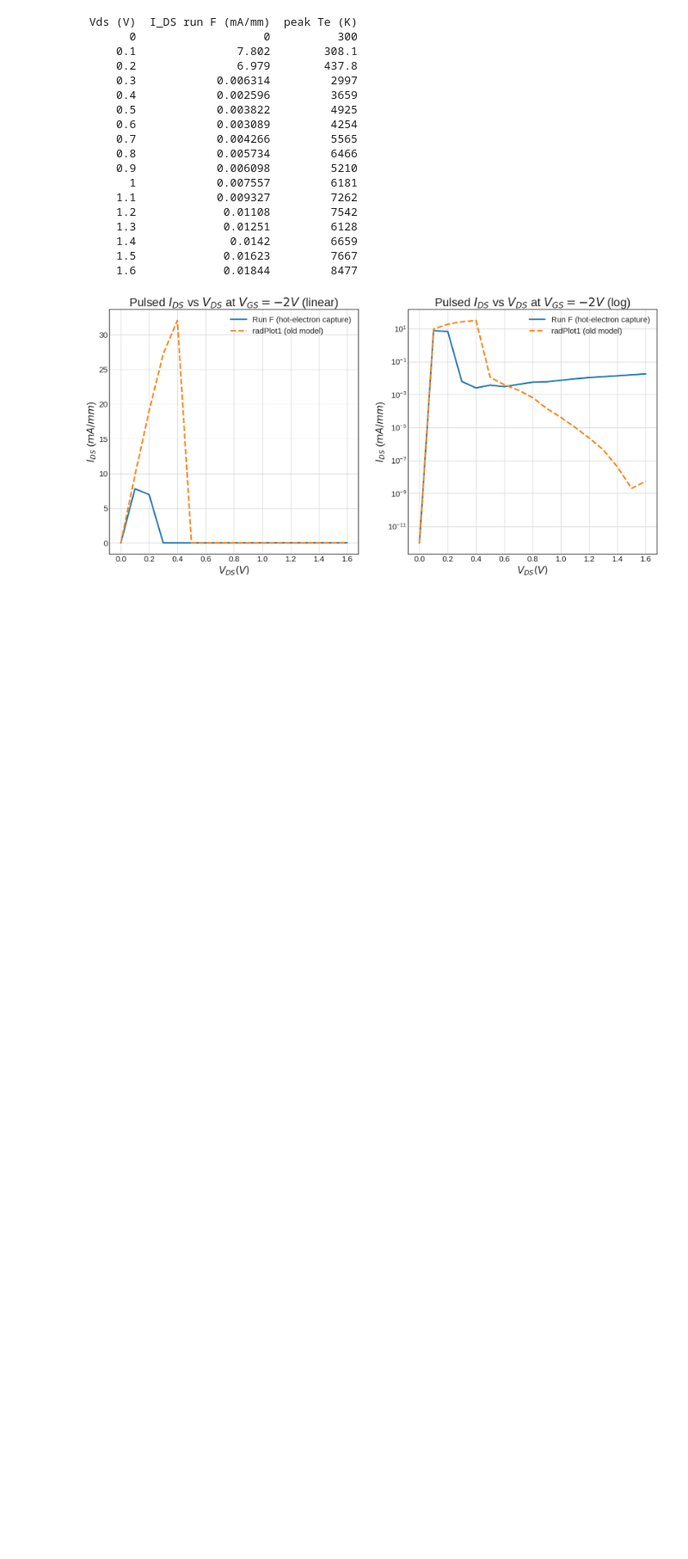
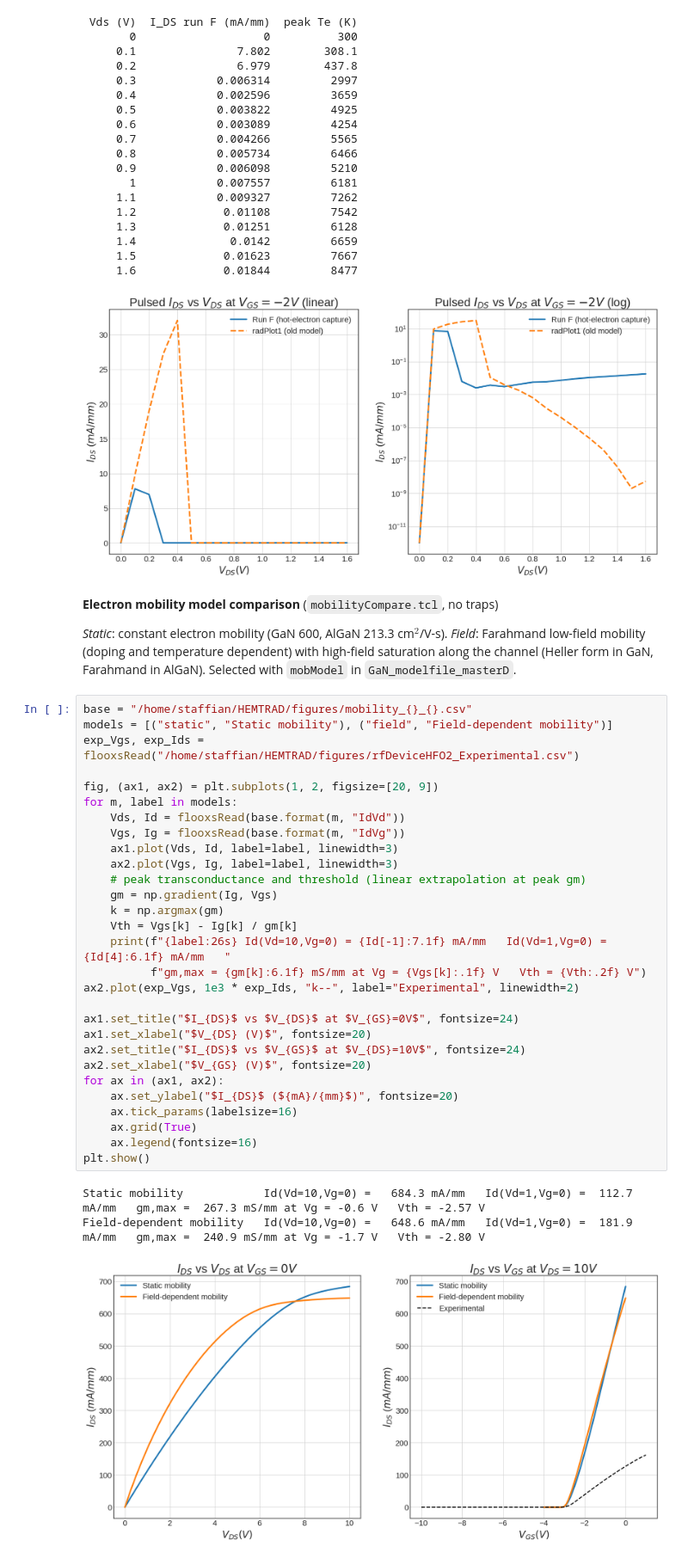
Before and after one commit to IanStafford/HEMTRAD, a Jupyter notebook: figures.ipynb, the cells around one changed output. Shown at 86% size. Saved outputs shown, nothing was run; the diff lists cells and outputs as text; blank space fills up the shorter version.

```diff
--- a/figures.ipynb
+++ b/figures.ipynb
@@ -265,3 +207,40 @@ plt.show()
      1.5             0.01623         7667
      1.6             0.01844         8477
 [figure]
+# %% [markdown]
+**Electron mobility model comparison** (`mobilityCompare.tcl`, no traps)
+
+*Static*: constant electron mobility (GaN 600, AlGaN 213.3 cm$^2$/V-s). *Field*: Farahmand low-field mobility (doping and temperature dependent) with high-field saturation along the channel (Heller form in GaN, Farahmand in AlGaN). Selected with `mobModel` in `GaN_modelfile_masterD`.
+# %%
+base = "/home/staffian/HEMTRAD/figures/mobility_{}_{}.csv"
+models = [("static", "Static mobility"), ("field", "Field-dependent mobility")]
+exp_Vgs, exp_Ids = flooxsRead("/home/staffian/HEMTRAD/figures/rfDeviceHFO2_Experimental.csv")
+
+fig, (ax1, ax2) = plt.subplots(1, 2, figsize=[20, 9])
+for m, label in models:
+    Vds, Id = flooxsRead(base.format(m, "IdVd"))
+    Vgs, Ig = flooxsRead(base.format(m, "IdVg"))
+    ax1.plot(Vds, Id, label=label, linewidth=3)
+    ax2.plot(Vgs, Ig, label=label, linewidth=3)
+    # peak transconductance and threshold (linear extrapolation at peak gm)
+    gm = np.gradient(Ig, Vgs)
+    k = np.argmax(gm)
+    Vth = Vgs[k] - Ig[k] / gm[k]
+    print(f"{label:26s} Id(Vd=10,Vg=0) = {Id[-1]:7.1f} mA/mm   Id(Vd=1,Vg=0) = {Id[4]:6.1f} mA/mm   "
+          f"gm,max = {gm[k]:6.1f} mS/mm at Vg = {Vgs[k]:.1f} V   Vth = {Vth:.2f} V")
+ax2.plot(exp_Vgs, 1e3 * exp_Ids, "k--", label="Experimental", linewidth=2)
+
+ax1.set_title("$I_{DS}$ vs $V_{DS}$ at $V_{GS}=0V$", fontsize=24)
+ax1.set_xlabel("$V_{DS} (V)$", fontsize=20)
+ax2.set_title("$I_{DS}$ vs $V_{GS}$ at $V_{DS}=10V$", fontsize=24)
+ax2.set_xlabel("$V_{GS} (V)$", fontsize=20)
+for ax in (ax1, ax2):
+    ax.set_ylabel("$I_{DS}$ (${mA}/{mm}$)", fontsize=20)
+    ax.tick_params(labelsize=16)
+    ax.grid(True)
+    ax.legend(fontsize=16)
+plt.show()
+# %% [output]
+Static mobility            Id(Vd=10,Vg=0) =   684.3 mA/mm   Id(Vd=1,Vg=0) =  112.7 mA/mm   gm,max =  267.3 mS/mm at Vg = -0.6 V   Vth = -2.57 V
+Field-dependent mobility   Id(Vd=10,Vg=0) =   648.6 mA/mm   Id(Vd=1,Vg=0) =  181.9 mA/mm   gm,max =  240.9 mS/mm at Vg = -1.7 V   Vth = -2.80 V
+[figure, added]
```
Also changed, not shown: parts of 5 cells of this notebook, 16 other files.
